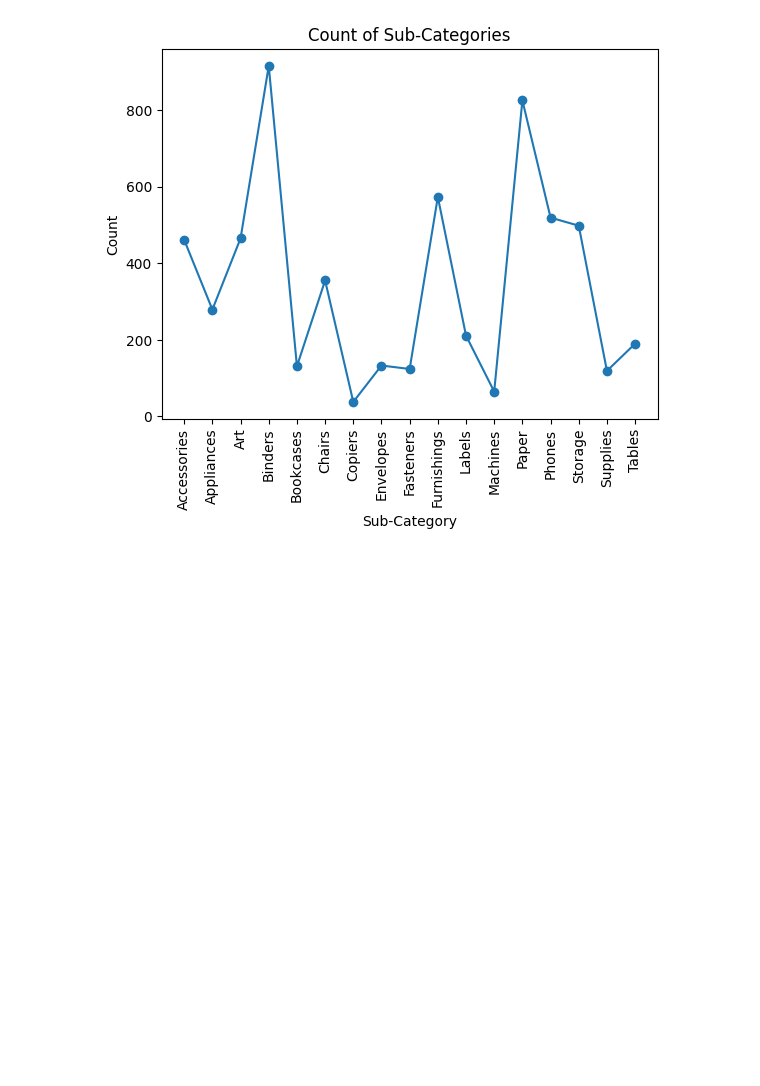
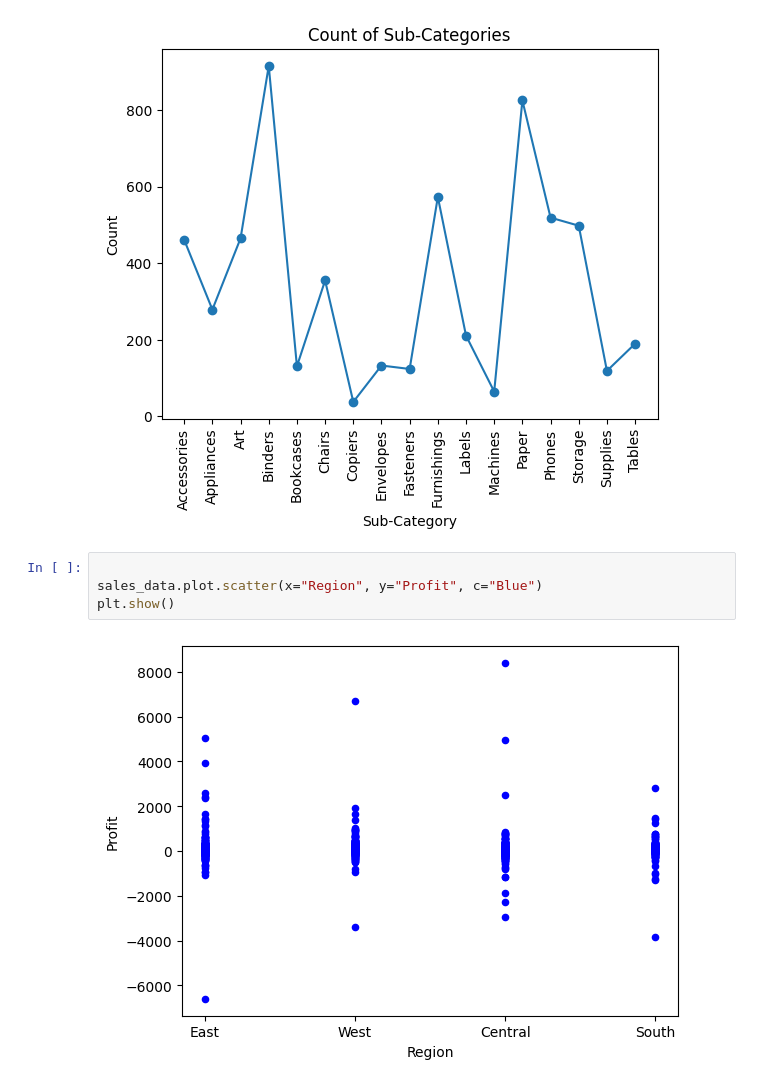
Before and after one commit to Praman1212/Supermarket-Data-Analysis-Using-Jupyter-Notebook, a Jupyter notebook: Sales data Analysis .ipynb, the cells around one changed output. Saved outputs shown, nothing was run; the diff lists cells and outputs as text; blank space fills up the shorter version.

Commit message:
Update on scattered graph

```diff
--- a/Sales data Analysis .ipynb
+++ b/Sales data Analysis .ipynb
@@ -66,3 +66,9 @@ plt.xticks(rotation=90)
 plt.show()
 # %% [output]
 [figure]
+# %%
+
+sales_data.plot.scatter(x="Region", y="Profit", c="Blue")
+plt.show()
+# %% [output]
+[figure, added]
```
Also changed, not shown: 1 other file.
